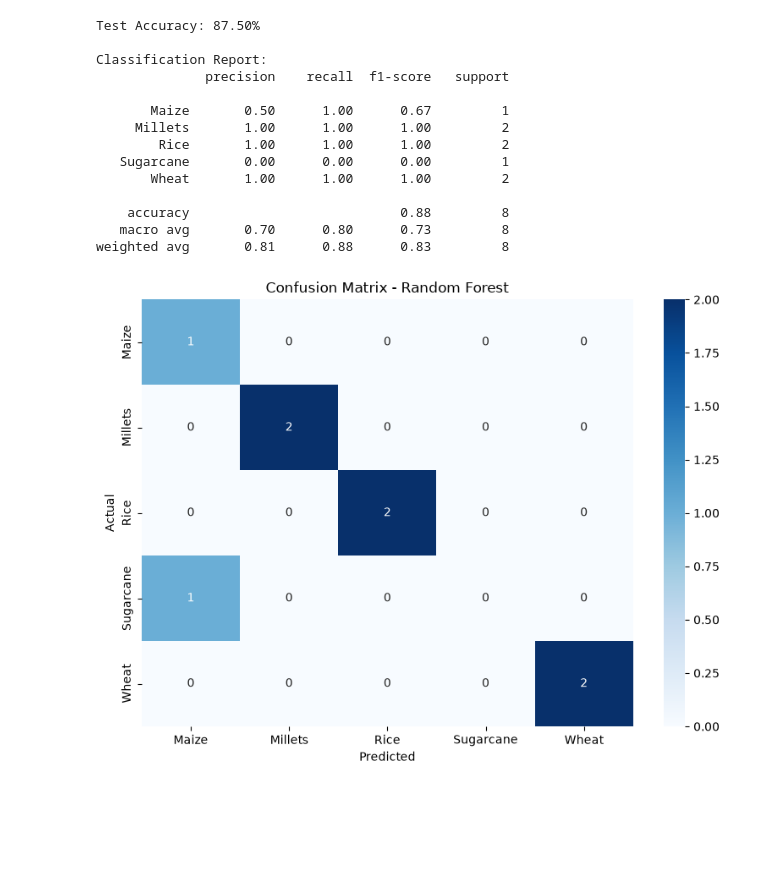
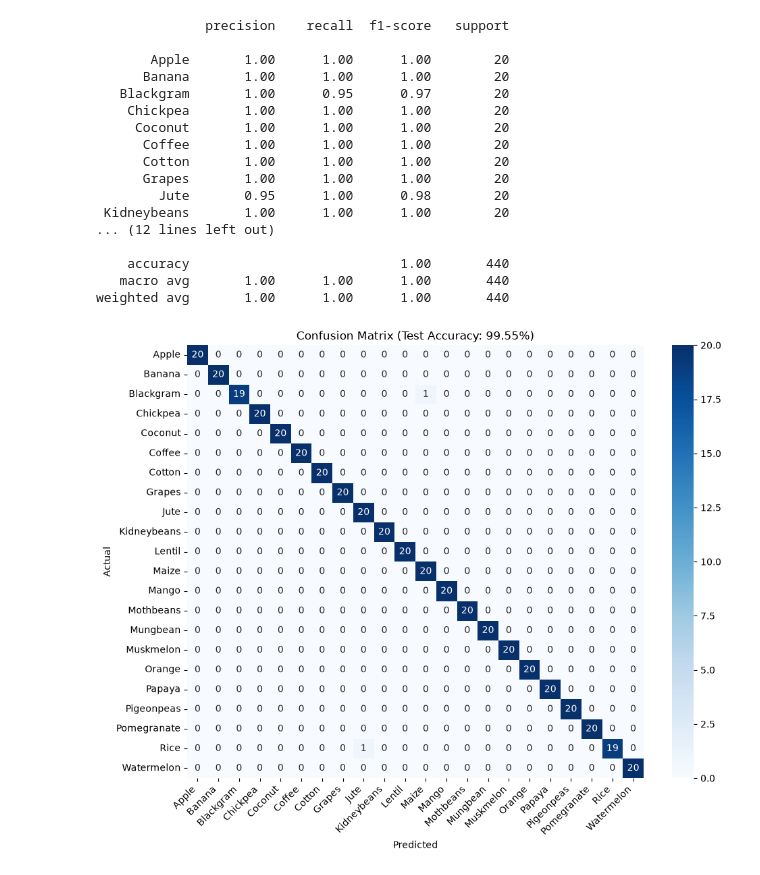
Before and after one commit to sathyanarayana-ctrl/smart-agriculture-weather-prediction-using-ML, a Jupyter notebook: project_code.ipynb, the cells around one changed output. Cells and saved outputs as stored; diff of their text form; code cells hidden in the pictures; blank space fills up the shorter version.

```diff
--- a/project_code.ipynb
+++ b/project_code.ipynb
@@ -185,0 +24,14 @@ Best Model: Random Forest
+# %%
+# ==========================================
+# LOAD DATASET & TRAIN HIGH-ACCURACY MODEL
+# ==========================================
+df = load_dataset()
+model, label_encoder, defaults, cv_accuracy, test_accuracy = load_or_train_model()
+
+print(f'Dataset size: {len(df)} samples')
+print(f'Crops: {df["Crop"].nunique()}')
+print(f'Cross-validation accuracy: {cv_accuracy * 100:.2f}%')
+print(f'Test accuracy: {test_accuracy * 100:.2f}%')
+print('\nDefault soil values used when live weather is fetched:')
+print(pd.Series(defaults))
+df.head()
@@ -186,37 +59,42 @@ Best Model: Random Forest
 # %%
 # ==========================================
-# EVALUATE BEST MODEL
+# MODEL EVALUATION
 # ==========================================
-y_pred = best_model.predict(X_test)
-y_proba = best_model.predict_proba(X_test)
+from sklearn.model_selection import train_test_split
 
-print(f"Test Accuracy: {accuracy_score(y_test, y_pred) * 100:.2f}%")
-print("\nClassification Report:")
+FEATURES = ['N', 'P', 'K', 'Temperature', 'Humidity', 'pH', 'Rainfall']
+X = df[FEATURES]
+y = label_encoder.transform(df['Crop'])
+X_train, X_test, y_train, y_test = train_test_split(X, y, test_size=0.2, random_state=42, stratify=y)
+
+y_pred = model.predict(X_test)
 print(classification_report(y_test, y_pred, target_names=label_encoder.classes_))
 
 cm = confusion_matrix(y_test, y_pred)
-plt.figure(figsize=(8, 6))
-sns.heatmap(cm, annot=True, fmt="d", cmap="Blues",
-            xticklabels=label_encoder.classes_,
-            yticklabels=label_encoder.classes_)
-plt.title(f"Confusion Matrix - {best_model_name}")
-plt.xlabel("Predicted")
-plt.ylabel("Actual")
+plt.figure(figsize=(10, 8))
+sns.heatmap(cm, annot=True, fmt='d', cmap='Blues', xticklabels=label_encoder.classes_, yticklabels=label_encoder.classes_)
+plt.title(f'Confusion Matrix (Test Accuracy: {test_accuracy * 100:.2f}%)')
+plt.xlabel('Predicted')
+plt.ylabel('Actual')
+plt.xticks(rotation=45, ha='right')
 plt.tight_layout()
 plt.show()
 # %% [output]
-Test Accuracy: 87.50%
-
-Classification Report:
               precision    recall  f1-score   support
 
-       Maize       0.50      1.00      0.67         1
-     Millets       1.00      1.00      1.00         2
-        Rice       1.00      1.00      1.00         2
-   Sugarcane       0.00      0.00      0.00         1
-       Wheat       1.00      1.00      1.00         2
+       Apple       1.00      1.00      1.00        20
+      Banana       1.00      1.00      1.00        20
+   Blackgram       1.00      0.95      0.97        20
+    Chickpea       1.00      1.00      1.00        20
+     Coconut       1.00      1.00      1.00        20
+      Coffee       1.00      1.00      1.00        20
+      Cotton       1.00      1.00      1.00        20
+      Grapes       1.00      1.00      1.00        20
+        Jute       0.95      1.00      0.98        20
+ Kidneybeans       1.00      1.00      1.00        20
+... (12 lines left out)
 
-    accuracy                           0.88         8
-   macro avg       0.70      0.80      0.73         8
-weighted avg       0.81      0.88      0.83         8
+    accuracy                           1.00       440
+   macro avg       1.00      1.00      1.00       440
+weighted avg       1.00      1.00      1.00       440
-[figure, old version]
+[figure, new version]
```
Also changed, not shown: parts of 17 cells of this notebook, 6 other files.
